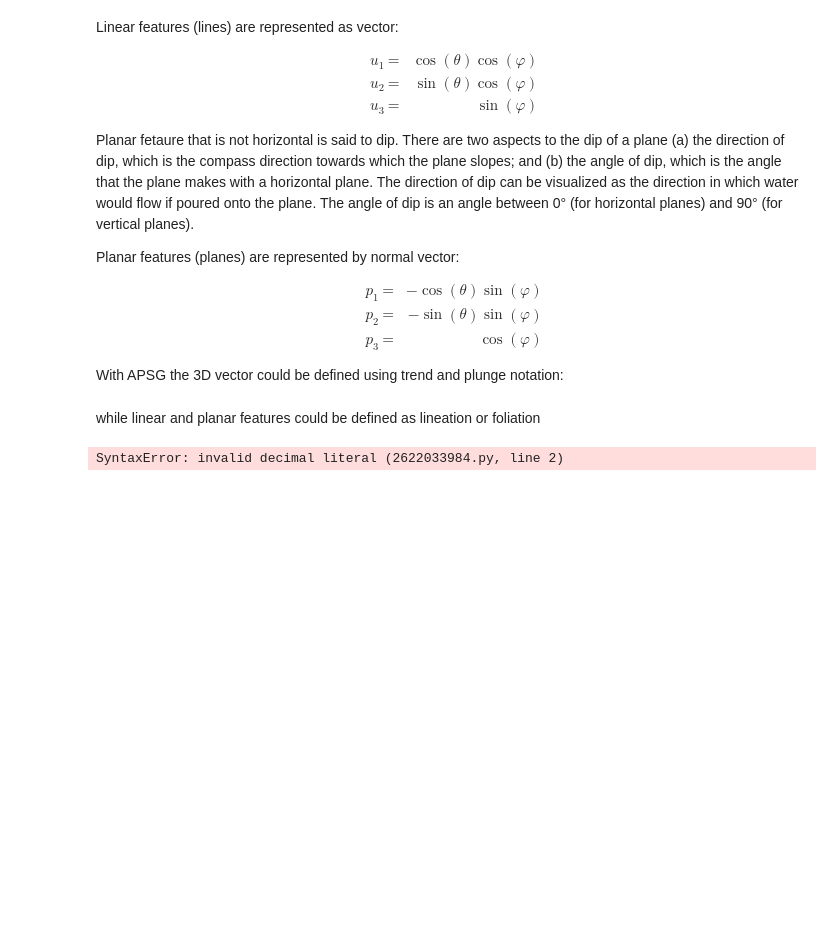
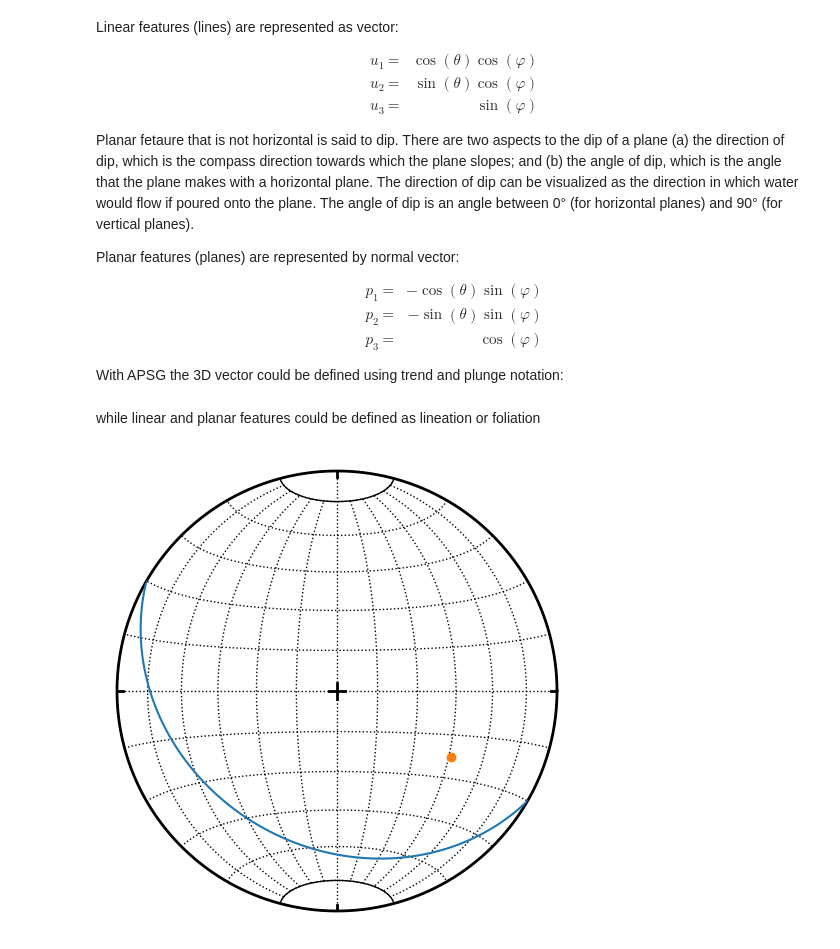
Before and after one commit to ondrolexa/apsg-book, a Jupyter notebook: _sources/chapters/01-geomath/02-vectors.ipynb, the cells around one changed output. Drawn from its saved outputs; the diff is of its cells as text; code cells hidden in the pictures; blank space fills up the shorter version.

```diff
--- a/_sources/chapters/01-geomath/02-vectors.ipynb
+++ b/_sources/chapters/01-geomath/02-vectors.ipynb
@@ -205,6 +205,7 @@ v = vec(130, 20)
 while linear and planar features could be defined as lineation or foliation
 # %%
 l = lin(120, 40)
-f = fol(210, 30_
+f = fol(210, 30)
+quicknet(f, l, fol_as_pole=False)
 # %% [output]
-SyntaxError: invalid decimal literal (2622033984.py, line 2)
+[figure, added]
```
Also changed, not shown: 17 other files.
